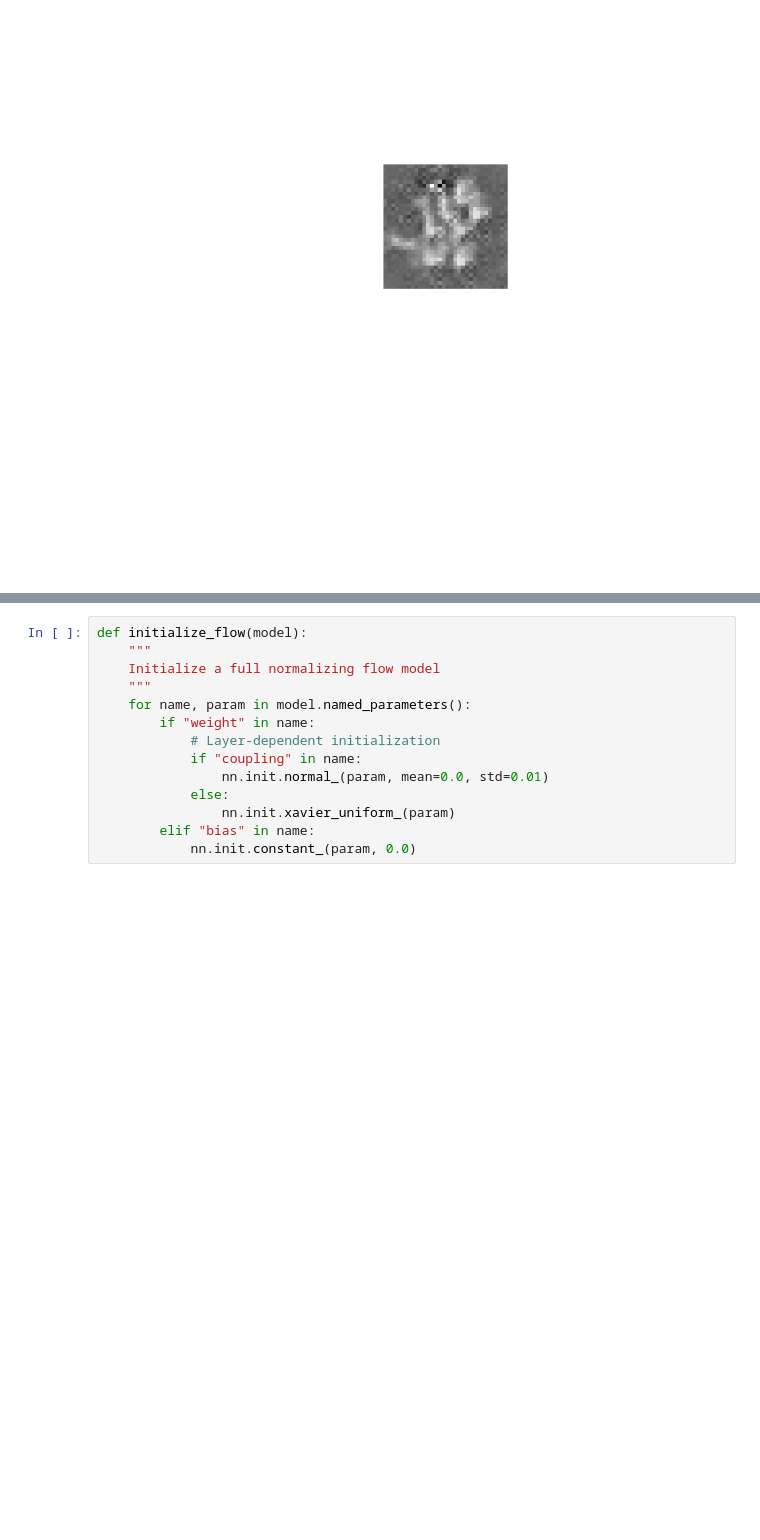
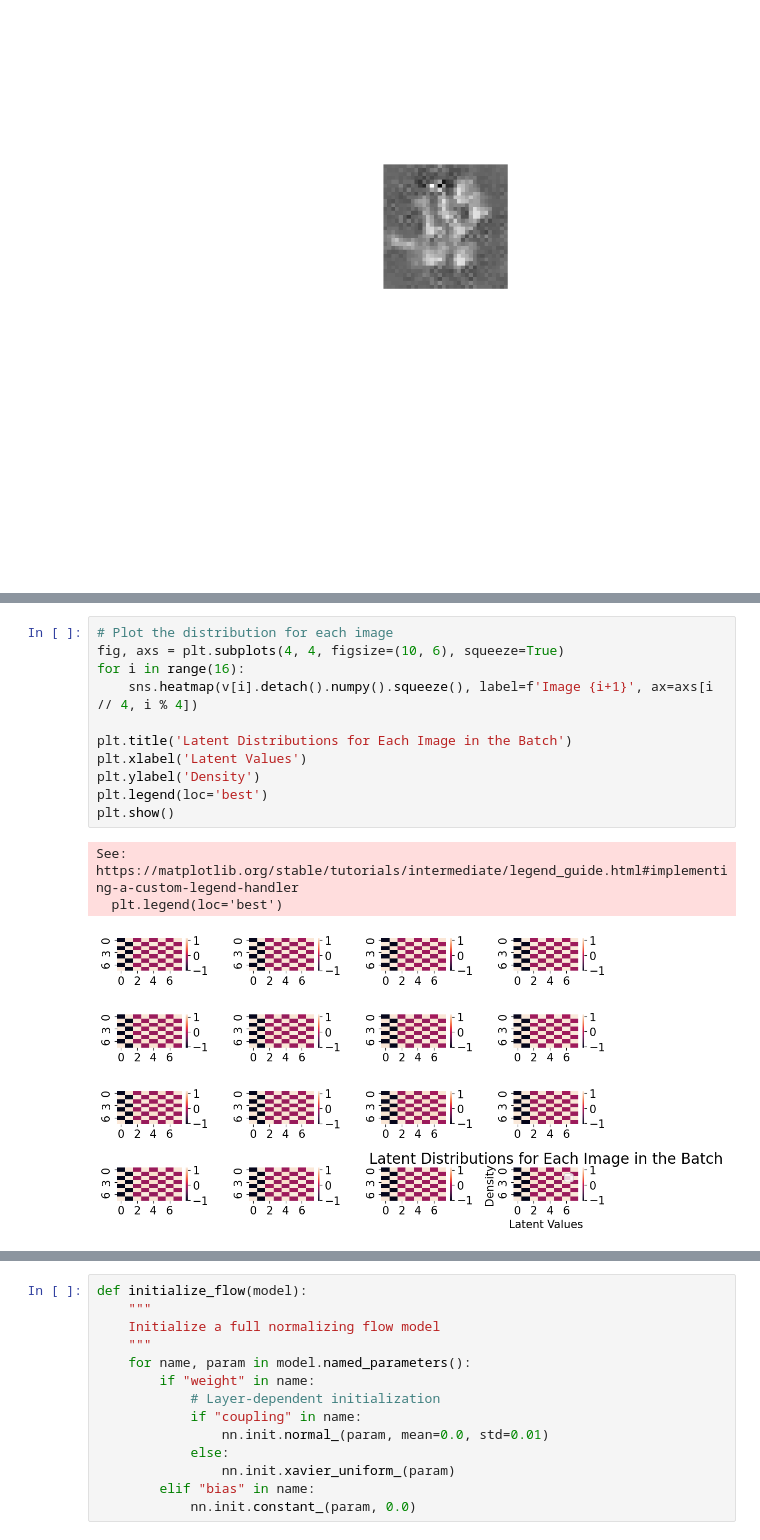
Before and after one commit to adam2392/ciflows, a Jupyter notebook: notebooks/01_injflow_results.ipynb, the cells around one changed output, grey strips where cells are left out. Cells and saved outputs as stored; diff of their text form; blank space fills up the shorter version.

```diff
--- a/notebooks/01_injflow_results.ipynb
+++ b/notebooks/01_injflow_results.ipynb
@@ -217,0 +307,15 @@ plt.show()
+# %%
+# Plot the distribution for each image
+fig, axs = plt.subplots(4, 4, figsize=(10, 6), squeeze=True)
+for i in range(16):
+    sns.heatmap(v[i].detach().numpy().squeeze(), label=f'Image {i+1}', ax=axs[i // 4, i % 4])
+
+plt.title('Latent Distributions for Each Image in the Batch')
+plt.xlabel('Latent Values')
+plt.ylabel('Density')
+plt.legend(loc='best')
+plt.show()
+# %% [output]
+See: https://matplotlib.org/stable/tutorials/intermediate/legend_guide.html#implementing-a-custom-legend-handler
+  plt.legend(loc='best')
+[figure, added]
```
Also changed, not shown: parts of 14 cells of this notebook, 4 other files.
